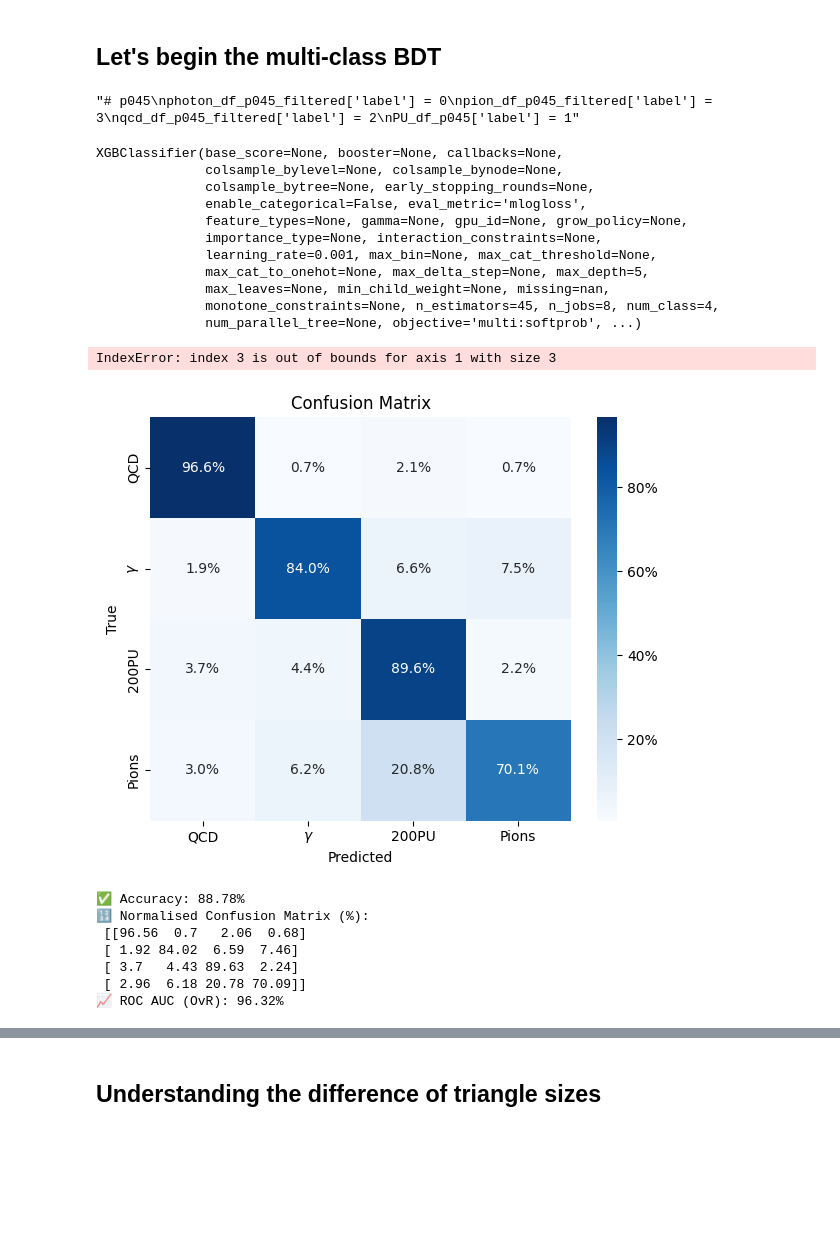
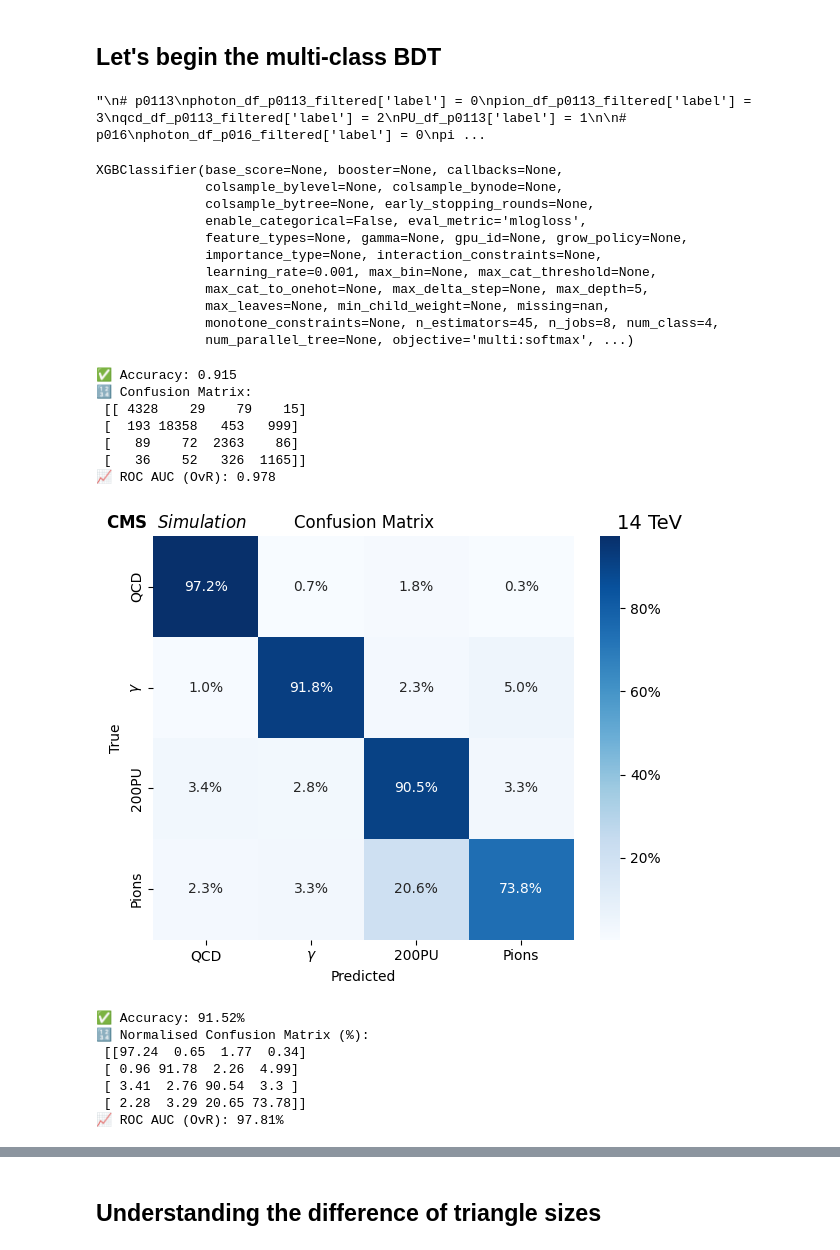
Before and after one commit to tdebnath16/shower_shape_studies, a Jupyter notebook: training_newalgo.ipynb, the cells around one changed output, grey strips where cells are left out. Cells and saved outputs as stored; diff of their text form; code cells hidden in the pictures; blank space fills up the shorter version.

Commit message:
plot cosmetics and new plots from VHDL synthesis

```diff
--- a/training_newalgo.ipynb
+++ b/training_newalgo.ipynb
@@ -148,11 +126,17 @@ photon_df_p045_filtered = ana.filter_by_delta_r(photon_df_p045, "cl3d_p045Tri",
 # %% [markdown]
 ## Let's begin the multi-class BDT
 # %%
-'''# Ref
+# Ref
 photon_df_Ref_filtered['label'] = 0
 pion_df_Ref_filtered['label'] = 3
 qcd_df_Ref_filtered['label'] = 2
-PU_df_Ref['label'] = 1'''
+PU_df_Ref['label'] = 1
+'''
+# p0113
+photon_df_p0113_filtered['label'] = 0
+pion_df_p0113_filtered['label'] = 3
+qcd_df_p0113_filtered['label'] = 2
+PU_df_p0113['label'] = 1
 
 # p016
 photon_df_p016_filtered['label'] = 0
@@ -160,27 +144,27 @@ pion_df_p016_filtered['label'] = 3
 qcd_df_p016_filtered['label'] = 2
 PU_df_p016['label'] = 1
 
-'''# p03
+# p03
 photon_df_p03_filtered['label'] = 0
 pion_df_p03_filtered['label'] = 3
 qcd_df_p03_filtered['label'] = 2
-PU_df_p03['label'] = 1'''
+PU_df_p03['label'] = 1
 
-'''# p045
+# p045
 photon_df_p045_filtered['label'] = 0
 pion_df_p045_filtered['label'] = 3
 qcd_df_p045_filtered['label'] = 2
 PU_df_p045['label'] = 1'''
 # %% [output]
-"# p045\nphoton_df_p045_filtered['label'] = 0\npion_df_p045_filtered['label'] = 3\nqcd_df_p045_filtered['label'] = 2\nPU_df_p045['label'] = 1"
+"\n# p0113\nphoton_df_p0113_filtered['label'] = 0\npion_df_p0113_filtered['label'] = 3\nqcd_df_p0113_filtered['label'] = 2\nPU_df_p0113['label'] = 1\n\n# p016\nphoton_df_p016_filtered['label'] = 0\npi ...
 # %%
-all_dfs = [qcd_df_p016_filtered, photon_df_p016_filtered, PU_df_p016, pion_df_p016_filtered]
+all_dfs = [qcd_df_Ref_filtered, photon_df_Ref_filtered, PU_df_Ref, pion_df_Ref_filtered]
 for i in range(len(all_dfs)):
-    all_dfs[i] = all_dfs[i][ana.columns_for_training('p016Tri') + ['label']]
+    all_dfs[i] = all_dfs[i][ana.columns_for_training('Ref') + ['label']]
 # %%
 df_combined = pd.concat(all_dfs, ignore_index=True)
 # %%
-X = df_combined[ana.columns_for_training('p016Tri')]
+X = df_combined[ana.columns_for_training('Ref')]
 y = df_combined['label']
 sample_weights = compute_sample_weight(class_weight='balanced', y=y)
 # %%
@@ -189,7 +173,7 @@ X_train, X_test, y_train, y_test, w_train, w_test = train_test_split(
 )
 # %%
 model = xgb.XGBClassifier(
-    objective='auc',
+    objective='multi:softmax',
     num_class=4,
     max_depth=5,
     n_estimators=45,
@@ -212,42 +196,52 @@ XGBClassifier(base_score=None, booster=None, callbacks=None,
               max_cat_to_onehot=None, max_delta_step=None, max_depth=5,
               max_leaves=None, min_child_weight=None, missing=nan,
               monotone_constraints=None, n_estimators=45, n_jobs=8, num_class=4,
-              num_parallel_tree=None, objective='multi:softprob', ...)
+              num_parallel_tree=None, objective='multi:softmax', ...)
 # %%
 y_pred_proba = model.predict_proba(X_test)
 y_pred = np.argmax(y_pred_proba, axis=1)
 
 acc = accuracy_score(y_test, y_pred)
 conf_mat = confusion_matrix(y_test, y_pred)
-roc_auc = roc_auc_score(label_binarize(y_test, classes=[0, 1, 2]), y_pred_proba, multi_class='ovr')
+roc_auc = roc_auc_score(label_binarize(y_test, classes=[0, 1, 2, 3]), y_pred_proba, multi_class='ovr')
 
 print(f"\n✅ Accuracy: {acc:.3f}")
 print("🔢 Confusion Matrix:\n", conf_mat)
 print(f"📈 ROC AUC (OvR): {roc_auc:.3f}")
 # %% [output]
-IndexError: index 3 is out of bounds for axis 1 with size 3
+✅ Accuracy: 0.915
+🔢 Confusion Matrix:
+ [[ 4328    29    79    15]
+ [  193 18358   453   999]
+ [   89    72  2363    86]
+ [   36    52   326  1165]]
+📈 ROC AUC (OvR): 0.978
 # %%
 # Row-normalize to percentages
 class_names = ['QCD', r'$\gamma$', '200PU', 'Pions']
 conf_mat = np.asarray(conf_mat, dtype=float)
 row_sums = conf_mat.sum(axis=1, keepdims=True)
 conf_mat_pct = np.divide(conf_mat, row_sums, out=np.zeros_like(conf_mat), where=row_sums!=0) * 100.0
 
 # Make pretty percent labels
 annot_labels = np.array([[f"{v:.1f}%" for v in row] for row in conf_mat_pct])
 
 plt.figure(figsize=(6, 5))
 sns.heatmap(conf_mat_pct, annot=annot_labels, fmt="", cmap="Blues",
             xticklabels=class_names, yticklabels=class_names,
             cbar_kws={"format": '%.0f%%'})
 plt.xlabel("Predicted")
 plt.ylabel("True")
 plt.title("Confusion Matrix")
+fig = plt.gcf()
+plt.subplots_adjust(top=0.98, right=0.95)
+fig.text(0.02, 0.97, r"$\bf{CMS}$  $\it{Simulation}$", ha="left", va="top", fontsize=12)
+fig.text(0.98, 0.97, "14 TeV", ha="right", va="top", fontsize=14)
 plt.tight_layout()
-plt.savefig("confusion_matrix_percent.png", dpi=300)
+plt.savefig("newsamples_Ref_plots/confusion_matrix.pdf")
 plt.show()
 # %% [output]
-[figure, old version]
+[figure, new version]
 # %%
 y_pred_proba = model.predict_proba(X_test)
 y_pred = np.argmax(y_pred_proba, axis=1)
@@ -268,13 +262,13 @@ print(f"\n✅ Accuracy: {acc*100:.2f}%")
 print("🔢 Normalised Confusion Matrix (%):\n", np.round(conf_mat_norm, 2))
 print(f"📈 ROC AUC (OvR): {roc_auc*100:.2f}%")
 # %% [output]
-✅ Accuracy: 88.78%
+✅ Accuracy: 91.52%
 🔢 Normalised Confusion Matrix (%):
- [[96.56  0.7   2.06  0.68]
- [ 1.92 84.02  6.59  7.46]
- [ 3.7   4.43 89.63  2.24]
- [ 2.96  6.18 20.78 70.09]]
-📈 ROC AUC (OvR): 96.32%
+ [[97.24  0.65  1.77  0.34]
+ [ 0.96 91.78  2.26  4.99]
+ [ 3.41  2.76 90.54  3.3 ]
+ [ 2.28  3.29 20.65 73.78]]
+📈 ROC AUC (OvR): 97.81%
 # %%
 thr = 0.8  # signal efficiency threshold
 n_classes = 4
```
Also changed, not shown: parts of 27 cells of this notebook, 2 other files.
